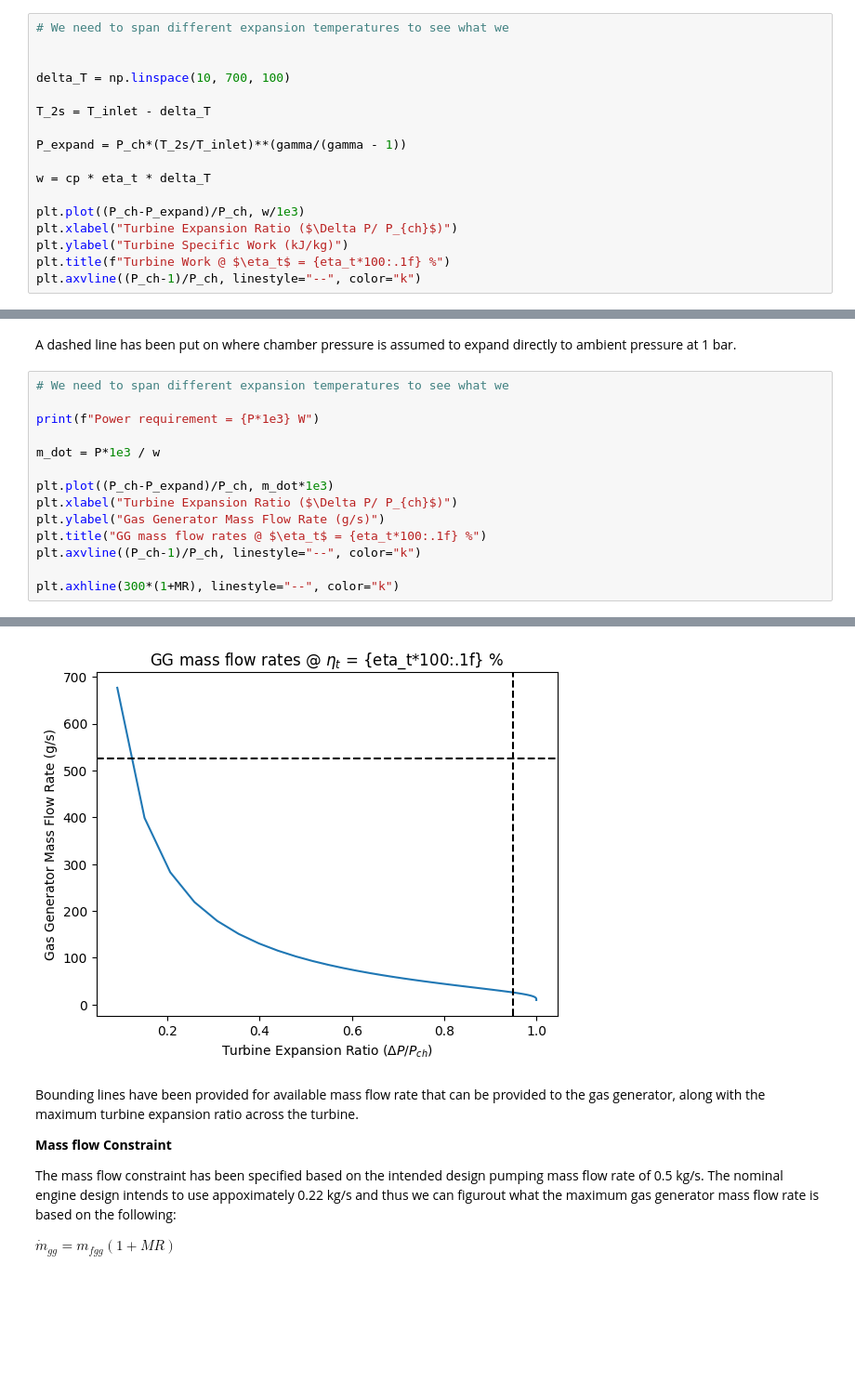
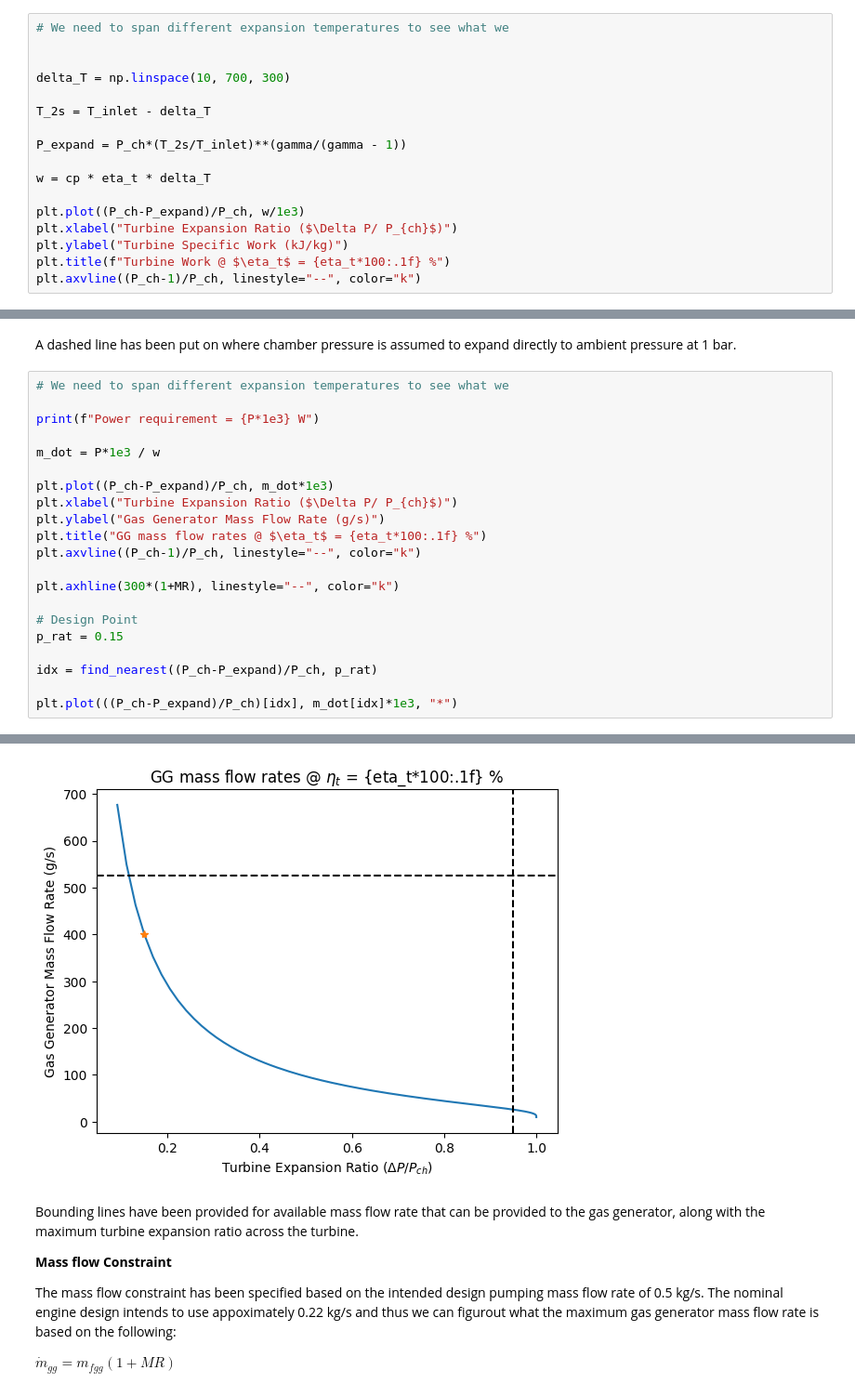
Before and after one commit to EliasAoubala/MermaidManBarnacleBoy, a Jupyter notebook: docs/turbine.ipynb, the cells around one changed output, grey strips where cells are left out. Shown at 93% size. Saved outputs shown, nothing was run; the diff lists cells and outputs as text; blank space fills up the shorter version.

Commit message:
Derived Turbine Efficiency plot

```diff
--- a/docs/turbine.ipynb
+++ b/docs/turbine.ipynb
@@ -276,7 +276,7 @@ O_{F} &= 0.750 \;
 # We need to span different expansion temperatures to see what we
 
 
-delta_T = np.linspace(10, 700, 100)
+delta_T = np.linspace(10, 700, 300)
 
 T_2s = T_inlet - delta_T
 
@@ -308,5 +308,12 @@ plt.title("GG mass flow rates @ $\eta_t$ = {eta_t*100:.1f} %")
 plt.axvline((P_ch-1)/P_ch, linestyle="--", color="k")
 
 plt.axhline(300*(1+MR), linestyle="--", color="k")
+
+# Design Point
+p_rat = 0.15
+
+idx = find_nearest((P_ch-P_expand)/P_ch, p_rat)
+
+plt.plot(((P_ch-P_expand)/P_ch)[idx], m_dot[idx]*1e3, "*")
 # %% [output]
 Power requirement = 6841.0 W
@@ -314,4 +321,4 @@ Power requirement = 6841.0 W
-[figure, old version]
+[figure, new version]
 # %% [markdown]
 Bounding lines have been provided for available mass flow rate that can be provided to the gas generator, along with the maximum turbine expansion ratio across the turbine.
 
```
Also changed, not shown: parts of 30 cells of this notebook.
